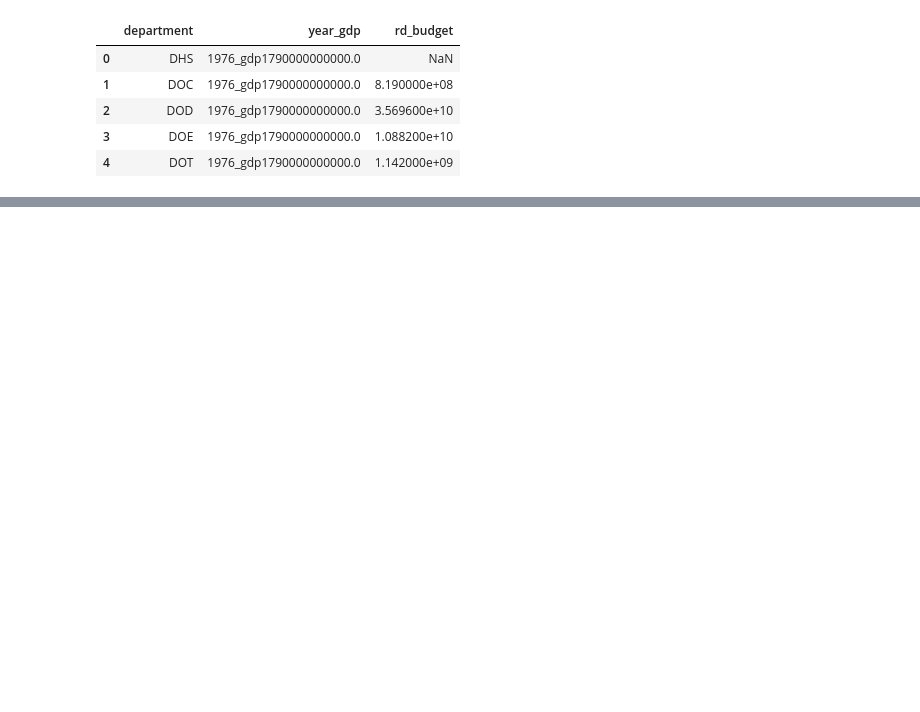
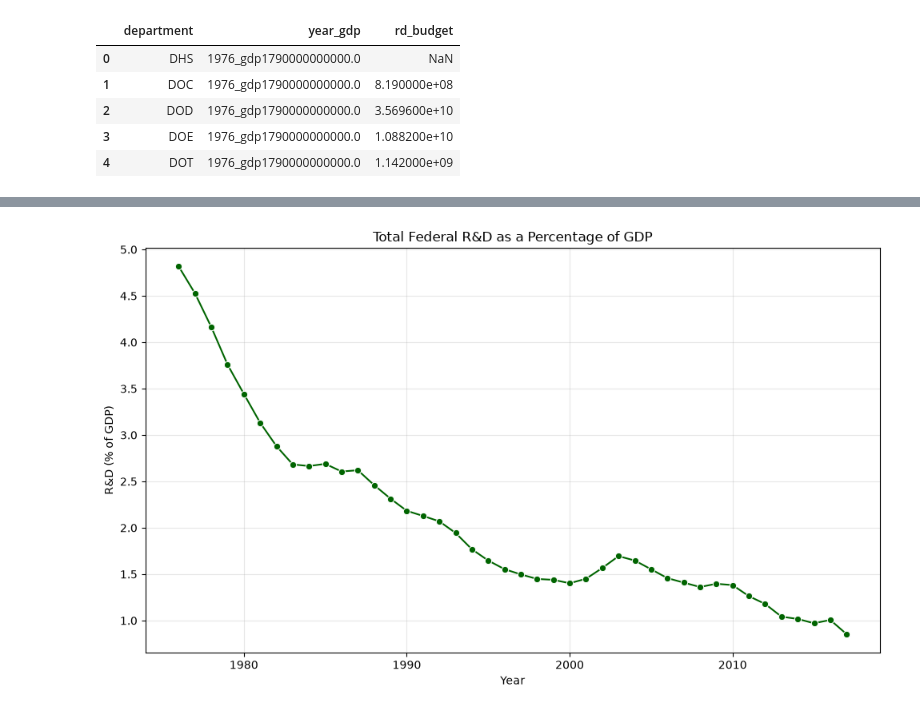
Before and after one commit to hmacher27/MACHER-Data-Science-Portfolio, a Jupyter notebook: TidyData-Project/tidydata.ipynb, the cells around one changed output, grey strips where cells are left out. Cells and saved outputs as stored; diff of their text form; code cells hidden in the pictures; blank space fills up the shorter version.

```diff
--- a/TidyData-Project/tidydata.ipynb
+++ b/TidyData-Project/tidydata.ipynb
@@ -78,0 +255,14 @@ df_long.head()
+# %%
+# Total R&D as a percent of GDP for each year
+pct_by_year = merged.groupby("year")["rd_pct_gdp"].sum().reset_index()
+
+plt.figure(figsize=(10, 6))
+sns.lineplot(data=pct_by_year, x="year", y="rd_pct_gdp", marker="o", color="darkgreen")
+plt.title("Total Federal R&D as a Percentage of GDP")
+plt.xlabel("Year")
+plt.ylabel("R&D (% of GDP)")
+plt.grid(alpha=0.3)
+plt.tight_layout()
+plt.show()
+# %% [output]
+[figure, added]
```
Also changed, not shown: parts of 24 cells of this notebook, 1 other file.
